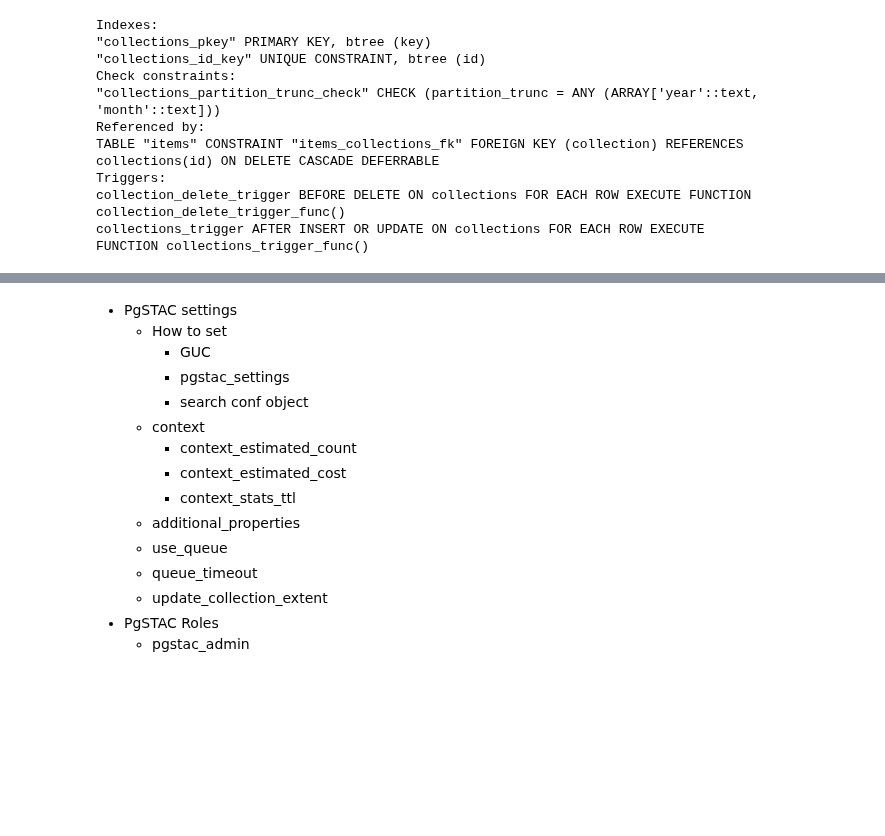
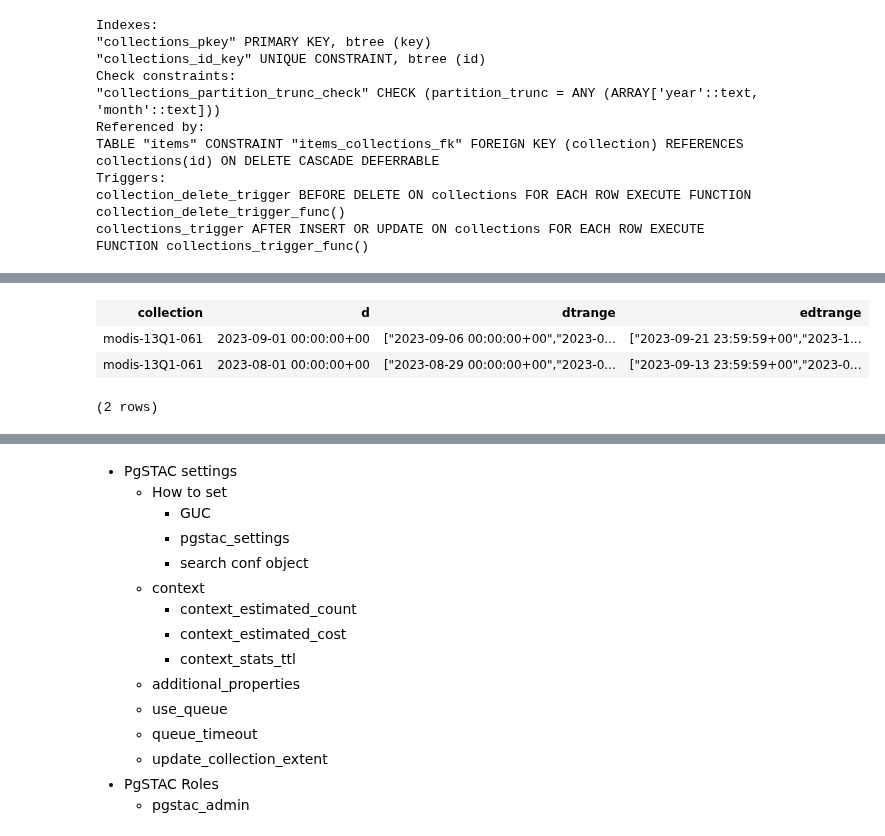
Before and after one commit to stac-utils/pgstac, a Jupyter notebook: docs/src/tutorial/tutorial.ipynb, the cells around one changed output, grey strips where cells are left out. Saved outputs shown, nothing was run; the diff lists cells and outputs as text; code cells hidden in the pictures; blank space fills up the shorter version.

```diff
--- a/docs/src/tutorial/tutorial.ipynb
+++ b/docs/src/tutorial/tutorial.ipynb
@@ -380,0 +445,17 @@ collections_trigger AFTER INSERT OR UPDATE ON collections FOR EACH ROW EXECUTE F
+# %%
+%%psql
+SELECT
+    collection,
+    CASE
+        WHEN 'month' IS NULL THEN '-infinity'::timestamptz
+        ELSE date_trunc('month', datetime)
+    END as d,
+    tstzrange(min(datetime),max(datetime),'[]') as dtrange,
+    tstzrange(min(end_datetime),max(end_datetime),'[]') as edtrange
+FROM _items_1
+GROUP BY 1,2;
+# %% [output]
+| collection | d | dtrange | edtrange |
+| modis-13Q1-061 | 2023-09-01 00:00:00+00 | ["2023-09-06 00:00:00+00","2023-0... | ["2023-09-21 23:59:59+00","2023-1... |
+| modis-13Q1-061 | 2023-08-01 00:00:00+00 | ["2023-08-29 00:00:00+00","2023-0... | ["2023-09-13 23:59:59+00","2023-0... |
+(2 rows)
```
Also changed, not shown: parts of 66 cells of this notebook, 5 other files.
